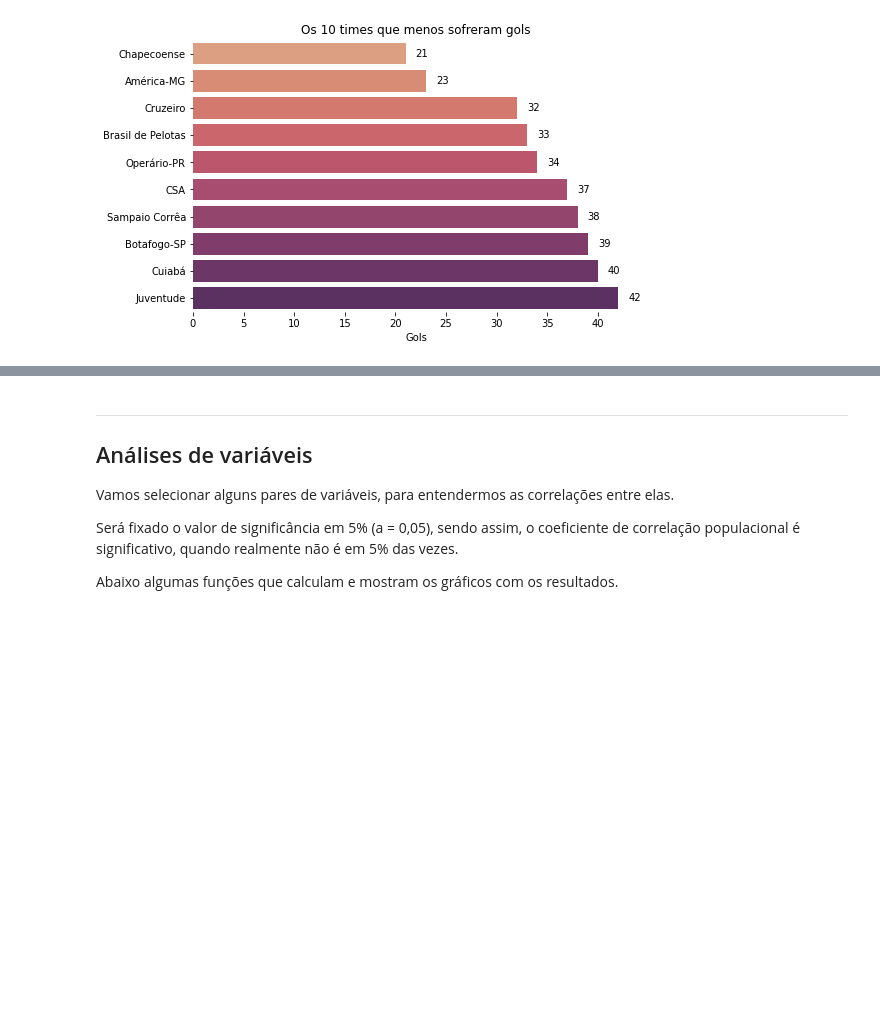
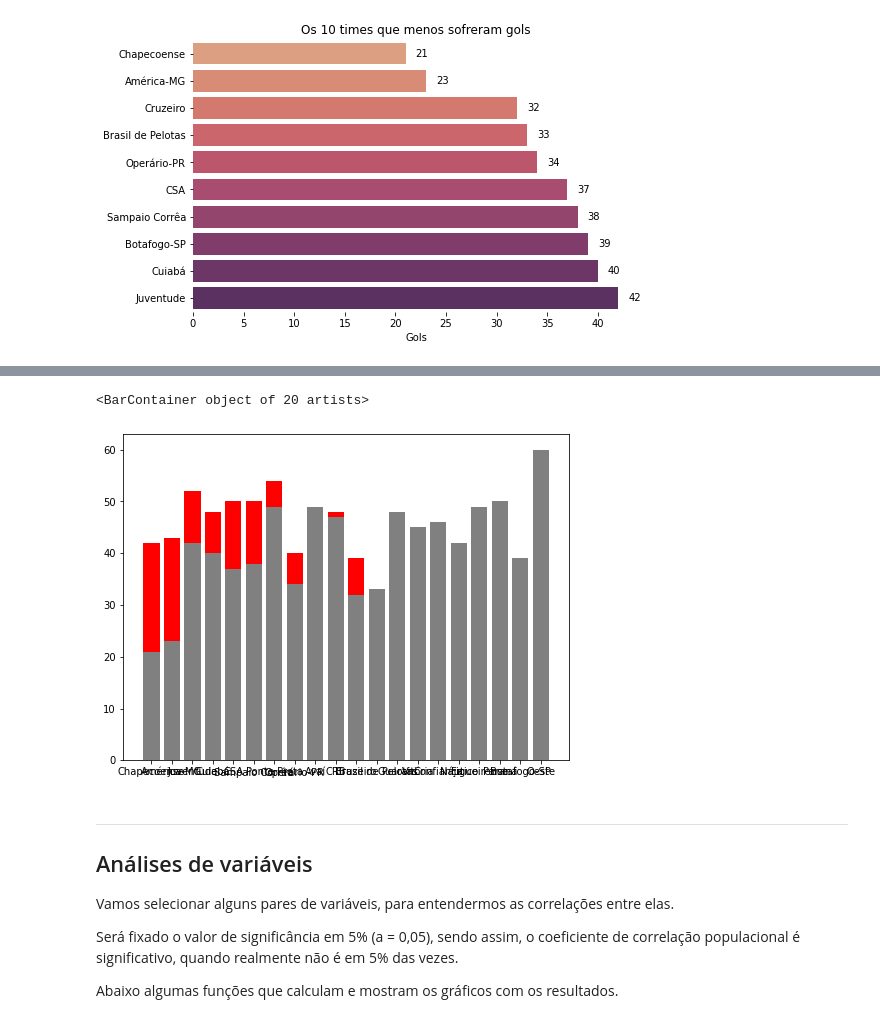
Before and after one commit to heavyrick/datascience, a Jupyter notebook: analises/campeonato_brasileiro_serie_b/campeonato_brasileiro_serie_b.ipynb, the cells around one changed output, grey strips where cells are left out. Drawn from its saved outputs; the diff is of its cells as text; code cells hidden in the pictures; blank space fills up the shorter version.

```diff
--- a/analises/campeonato_brasileiro_serie_b/campeonato_brasileiro_serie_b.ipynb
+++ b/analises/campeonato_brasileiro_serie_b/campeonato_brasileiro_serie_b.ipynb
@@ -219,3 +248,15 @@ sns.despine(left=True, bottom=True);
+# %%
+fig, ax = plt.subplots(figsize=(8,6))
+
+ax.bar(df['time.nome_popular'], df['gols_pro'], color='red')
+ax.bar(df['time.nome_popular'], df['gols_contra'], color='grey')
+
+
+#ax.bar(df['time.nome_popular'], df['gols_pro'])
+#ax.bar(df['time.nome_popular'], df['gols_contra'], color="maroon");
+# %% [output]
+<BarContainer object of 20 artists>
+[figure, added]
 # %% [markdown]
 ---
 
```
Also changed, not shown: parts of 5 cells of this notebook, 2 other files.
